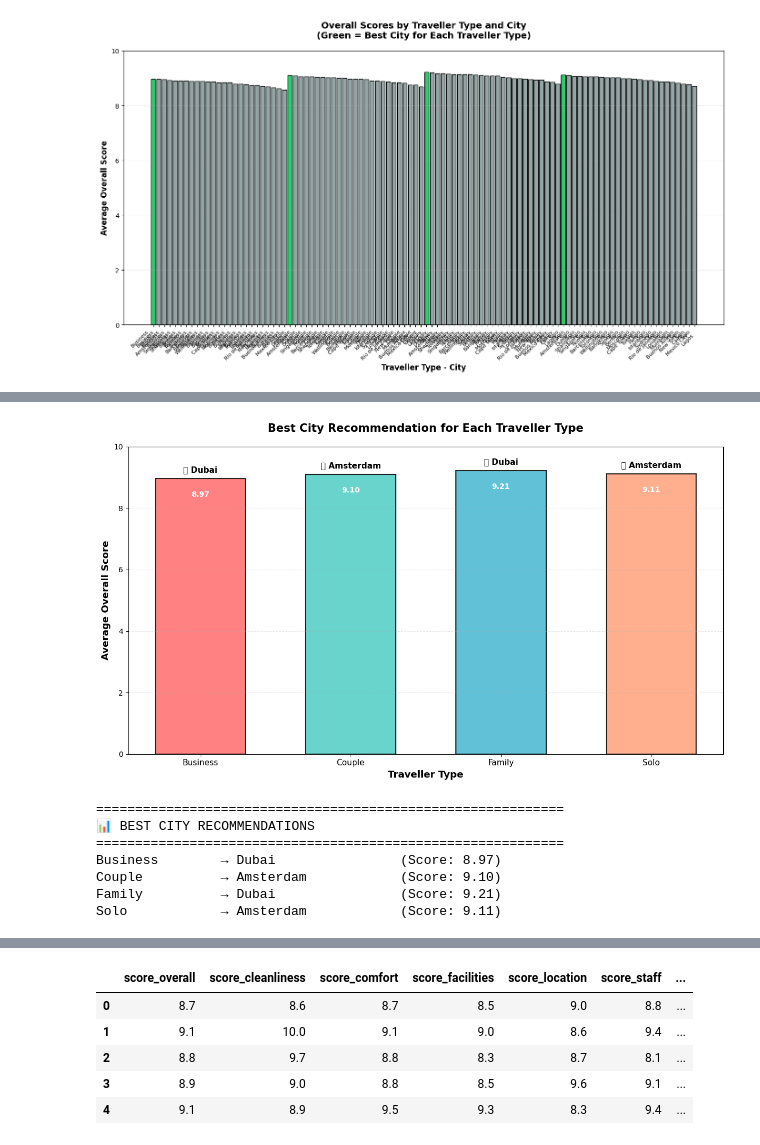
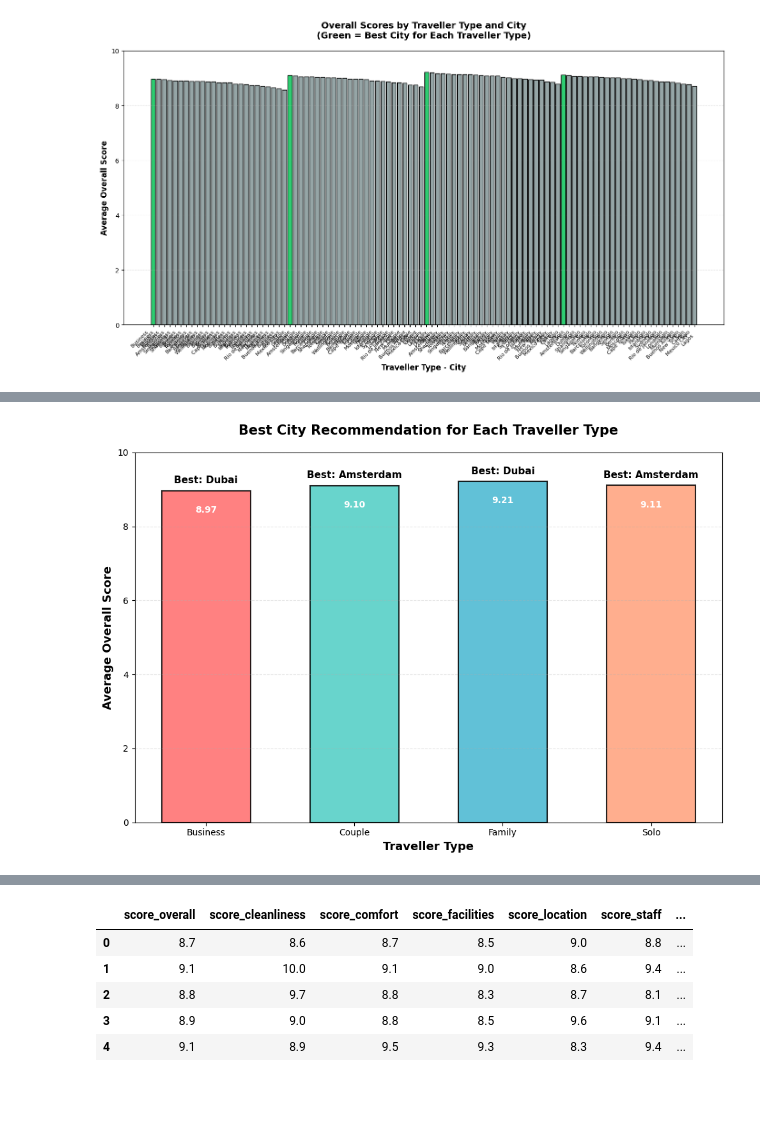
Before and after one commit to quadrefolio/ACL, a Jupyter notebook: main.ipynb, the cells around one changed output, grey strips where cells are left out. Drawn from its saved outputs; the diff is of its cells as text; code cells hidden in the pictures; blank space fills up the shorter version.

```diff
--- a/main.ipynb
+++ b/main.ipynb
@@ -186,50 +274,34 @@ plt.show()
 # %%
-plt.figure(figsize=(12, 7))
+plt.figure(figsize=(10, 7))
 
-# Define colors for each traveller type
 colors = ['#FF6B6B', '#4ECDC4', '#45B7D1', '#FFA07A']
 
-# Create bar chart
 bars = plt.bar(best_cities['traveller_type'],
                best_cities['score_overall'],
                color=colors,
                edgecolor='black',
                linewidth=1.5,
                alpha=0.85,
                width=0.6)
 
-# Customize plot
 plt.xlabel('Traveller Type', fontsize=13, fontweight='bold')
 plt.ylabel('Average Overall Score', fontsize=13, fontweight='bold')
 plt.title('Best City Recommendation for Each Traveller Type',
           fontsize=15, fontweight='bold', pad=20)
 plt.ylim(0, 10)
 plt.grid(axis='y', alpha=0.3, linestyle='--')
 
-# Add city names and scores on top of each bar
+# Add city names and scores on top of each bar (replace 🏆 with text)
 for i, (traveller, city, score) in enumerate(zip(best_cities['traveller_type'],
                                                    best_cities['city'],
                                                    best_cities['score_overall'])):
-    plt.text(i, score + 0.15, f'🏆 {city}',
+    plt.text(i, score + 0.15, f'Best: {city}',
              ha='center', va='bottom', fontsize=11, fontweight='bold')
     plt.text(i, score - 0.4, f'{score:.2f}',
              ha='center', va='top', fontsize=10, fontweight='bold', color='white')
 
-plt.xticks(rotation=0, fontsize=11)
+# plt.xticks(rotation=0, fontsize=11)
 plt.tight_layout()
 plt.show()
-
-print("\n" + "="*60)
-print("📊 BEST CITY RECOMMENDATIONS")
-print("="*60)
-for _, row in best_cities.iterrows():
-    print(f"{row['traveller_type']:15} → {row['city']:20} (Score: {row['score_overall']:.2f})")
 # %% [output]
-[figure, old version]
+[figure, new version]
-============================================================
-📊 BEST CITY RECOMMENDATIONS
-============================================================
-Business        → Dubai                (Score: 8.97)
-Couple          → Amsterdam            (Score: 9.10)
-Family          → Dubai                (Score: 9.21)
-Solo            → Amsterdam            (Score: 9.11)
```
Also changed, not shown: parts of 20 cells of this notebook, 1 other file.
